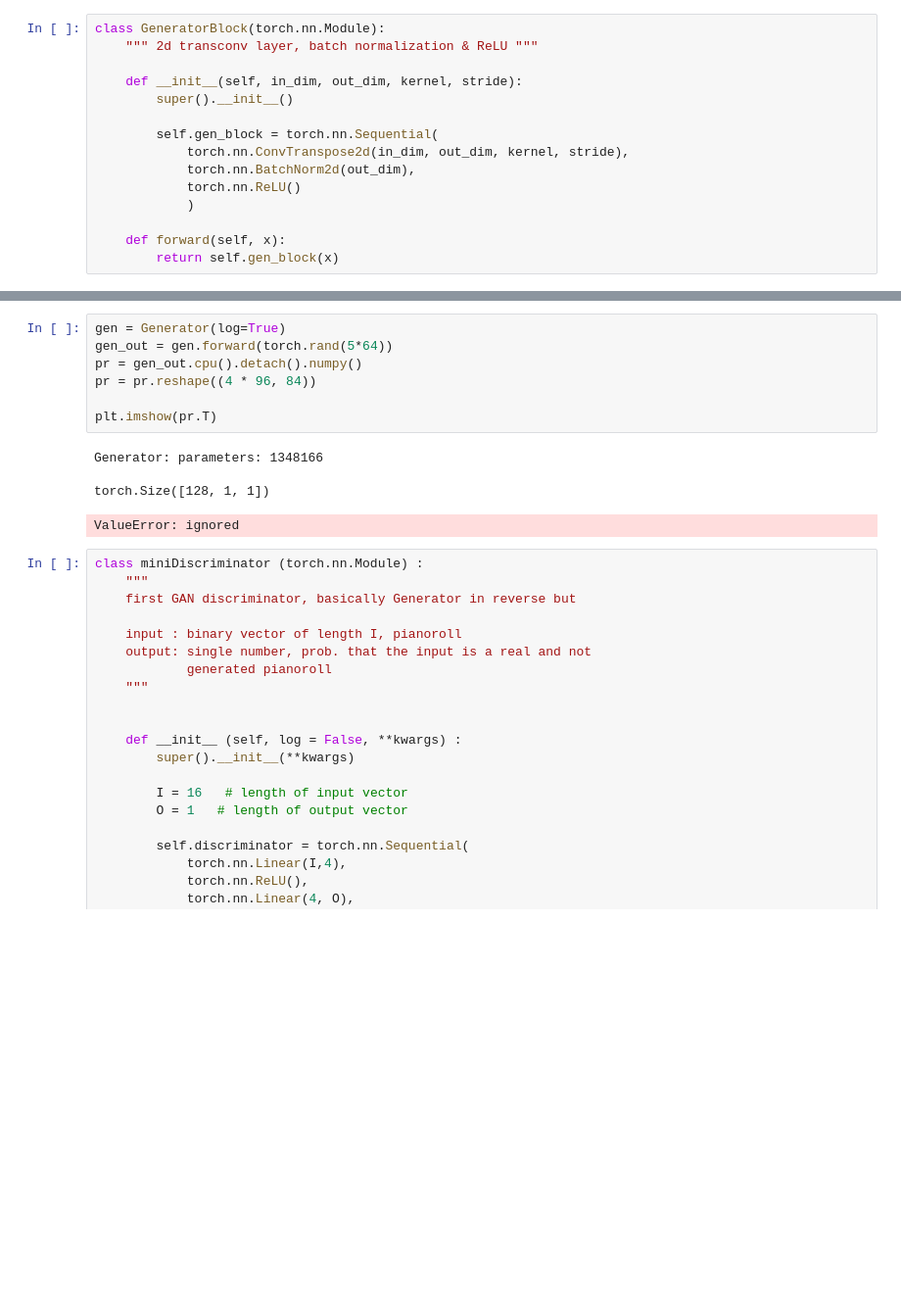
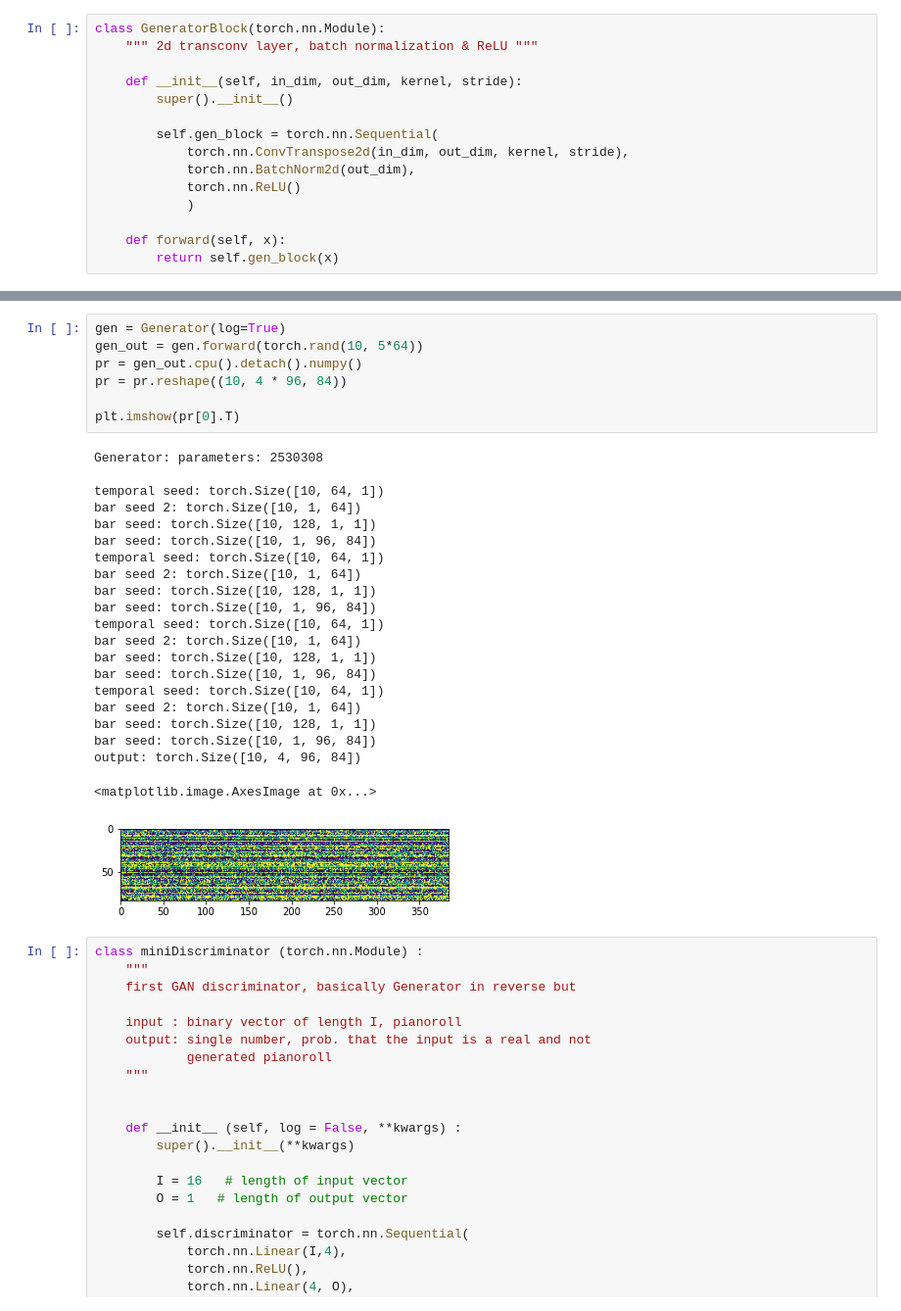
Before and after one commit to iakioh/MusiCAN, a Jupyter notebook: models/musiGAN.ipynb, the cells around one changed output, grey strips where cells are left out. Shown at 98% size. Cells and saved outputs as stored; diff of their text form; blank space fills up the shorter version.

```diff
--- a/models/musiGAN.ipynb
+++ b/models/musiGAN.ipynb
@@ -212,16 +222,33 @@ class Generator (torch.nn.Module) :
         return pianoroll
 # %%
 gen = Generator(log=True)
-gen_out = gen.forward(torch.rand(5*64))
+gen_out = gen.forward(torch.rand(10, 5*64))
 pr = gen_out.cpu().detach().numpy()
-pr = pr.reshape((4 * 96, 84))
+pr = pr.reshape((10, 4 * 96, 84))
 
-plt.imshow(pr.T)
+plt.imshow(pr[0].T)
 # %% [output]
-Generator: parameters: 1348166
+Generator: parameters: 2530308
 
-torch.Size([128, 1, 1])
+temporal seed: torch.Size([10, 64, 1])
+bar seed 2: torch.Size([10, 1, 64])
+bar seed: torch.Size([10, 128, 1, 1])
+bar seed: torch.Size([10, 1, 96, 84])
+temporal seed: torch.Size([10, 64, 1])
+bar seed 2: torch.Size([10, 1, 64])
+bar seed: torch.Size([10, 128, 1, 1])
+bar seed: torch.Size([10, 1, 96, 84])
+temporal seed: torch.Size([10, 64, 1])
+bar seed 2: torch.Size([10, 1, 64])
+bar seed: torch.Size([10, 128, 1, 1])
+bar seed: torch.Size([10, 1, 96, 84])
+temporal seed: torch.Size([10, 64, 1])
+bar seed 2: torch.Size([10, 1, 64])
+bar seed: torch.Size([10, 128, 1, 1])
+bar seed: torch.Size([10, 1, 96, 84])
+output: torch.Size([10, 4, 96, 84])
-ValueError: ignored
+<matplotlib.image.AxesImage at 0x...>
+[figure, added]
 # %%
 class miniDiscriminator (torch.nn.Module) :
     """
```
Also changed, not shown: parts of 3 cells of this notebook.
